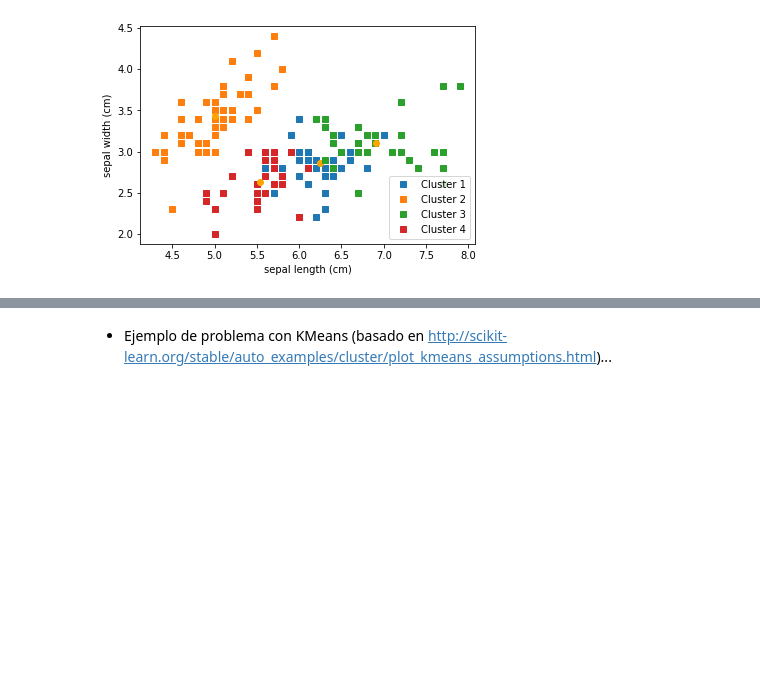
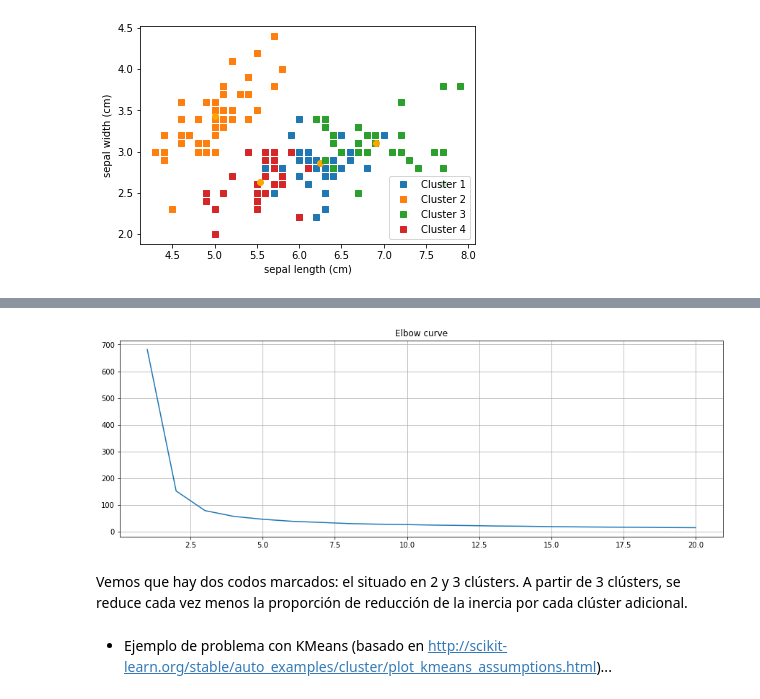
Before and after one commit to inteligenciafrvm/inteligenciafrvm, a Jupyter notebook: Clases prácticas/6. Intro al aprendizaje no supervisado.ipynb, the cells around one changed output, grey strips where cells are left out. Saved outputs shown, nothing was run; the diff lists cells and outputs as text; code cells hidden in the pictures; blank space fills up the shorter version.

Commit message:
agregado método del codo

```diff
--- a/Clases prácticas/6. Intro al aprendizaje no supervisado.ipynb
+++ b/Clases prácticas/6. Intro al aprendizaje no supervisado.ipynb
@@ -362,20 +362,25 @@ $$X_{centroide} = \frac{1}{n} (X_1 + X_2 + \dots + X_n)$$
 # %%
 from sklearn.cluster import KMeans
 
-def graficar_kmeans(number_of_cluster):
+distancia = []
+
+def computar_kmeans(number_of_cluster, graficar=True):
 
     kmeans = KMeans(n_clusters=number_of_cluster, random_state=80)
     kmeans.fit(X)
+    distancia.append(kmeans.inertia_)
 
-    print("Número de clúster asignado a cada observación ", kmeans.labels_)
-    print("Centroides de cada clúster ", kmeans.cluster_centers_)
+    if graficar:
 
-    for i in range(np.max(kmeans.labels_)+1):
-        plt.plot(X[kmeans.labels_==i,0], X[kmeans.labels_==i,1], 's', label="Cluster " + str(i+1))
-        plt.plot(kmeans.cluster_centers_[i,0], kmeans.cluster_centers_[i,1], 'o', color='orange')
+        print("Número de clúster asignado a cada observación ", kmeans.labels_)
+        print("Centroides de cada clúster ", kmeans.cluster_centers_)
 
-    plt.xlabel(iris.feature_names[0])
-    plt.ylabel(iris.feature_names[1])
-    plt.legend(loc='best', numpoints=1)
-    plt.show()
+        for i in range(np.max(kmeans.labels_)+1):
+            plt.plot(X[kmeans.labels_==i,0], X[kmeans.labels_==i,1], 's', label="Cluster " + str(i+1))
+            plt.plot(kmeans.cluster_centers_[i,0], kmeans.cluster_centers_[i,1], 'o', color='orange')
+
+        plt.xlabel(iris.feature_names[0])
+        plt.ylabel(iris.feature_names[1])
+        plt.legend(loc='best', numpoints=1)
+        plt.show()
 # %%
@@ -427,3 +443,13 @@ Centroides de cada clúster  [[6.2525     2.855      4.815      1.625     ]
+# %%
+fig = plt.figure(figsize=(15, 5))
+plt.plot(range(1, 21), distancia)
+plt.grid(True)
+plt.title('Elbow curve')
+plt.show()
+# %% [output]
+[figure, added]
+# %% [markdown]
+Vemos que hay dos codos marcados: el situado en 2 y 3 clústers. A partir de 3 clústers, se reduce cada vez menos la proporción de reducción de la inercia por cada clúster adicional.
 # %% [markdown]
 * Ejemplo de problema con KMeans (basado en http://scikit-learn.org/stable/auto_examples/cluster/plot_kmeans_assumptions.html)...
 # %%
```
Also changed, not shown: parts of 9 cells of this notebook.
